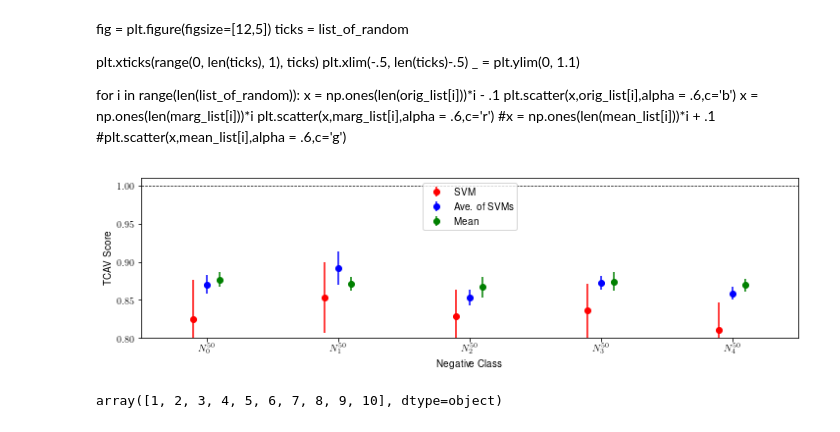
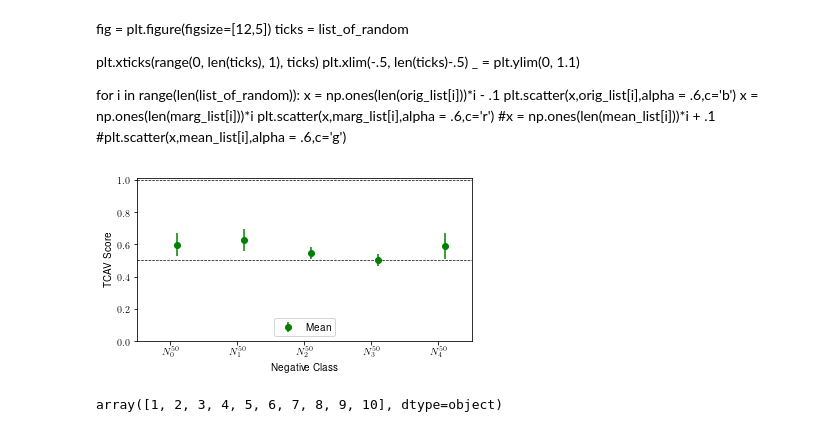
Before and after one commit to tyler-martin-12/tcav_on_azure, a Jupyter notebook: lets_plot.ipynb, the cells around one changed output. Cells and saved outputs as stored; diff of their text form; code cells hidden in the pictures.

```diff
--- a/lets_plot.ipynb
+++ b/lets_plot.ipynb
@@ -17,6 +22,7 @@ df = pickle.load(open('df_orig.pkl','rb'))
 #layer_names
 # %%
 z_orig = []
+metric = 'orig_score'
 concept_n = 'random500_0'
 for layer in layer_names:
     subset = df[(df['target_class']==target_class) & (df['split_seed']==1) & (df['concept_n']==concept_n) &
@@ -693,0 +925,2 @@ subset
+# %%
+df = pickle.load(open('df_5x2_500.pkl', 'rb'))
@@ -693,0 +981,19 @@ subset
+# %%
+target_class ='lots_of_zebras'
+#target_class ='lots_of_lions'
+
+layer = 'mixed9'
+concept_p = 'striped_sub_1'
+#concept_p = 'grassland_sub_1'
+
+split_seed = 4
+
+concept_n = 'N_0'
+concept_n = 'random500_4'
+
+subset = df[(df['target_class']==target_class) &
+        (df['layer']==layer) &
+        (df['concept_p']==concept_p) &
+        #(df['concept_n']==concept_n) & #]
+        (df['concept_n'].str.contains('r'))]#) &
+        #(df['split_seed']==split_seed)]
@@ -768,7 +1074,7 @@ arr_of_vars = np.array(list_of_vars)
 # %%
 #df
 # %%
-list_of_random = df[df['concept_n'].str.contains('N')]['concept_n'].unique()
+list_of_random = df[df['concept_n'].str.contains('r')]['concept_n'].unique()
 
 
 y_orig = np.empty(list_of_random.shape)
@@ -787,17 +1093,17 @@ for idx,concept_n in enumerate(list_of_random):
         (df['concept_p']==concept_p) &
         (df['concept_n']==concept_n)]
 
-    y_orig[idx] = subset['orig_score'].mean()
-    err_orig[idx] = subset['orig_score'].std()
+    #y_orig[idx] = subset['orig_score'].mean()
+    #err_orig[idx] = subset['orig_score'].std()
 
-    y_marg[idx] = subset['marg_score'].mean()
-    err_marg[idx] = subset['marg_score'].std()
+    #y_marg[idx] = subset['marg_score'].mean()
+    #err_marg[idx] = subset['marg_score'].std()
 
     y_mean[idx] = subset['mean_score'].mean()
     err_mean[idx] = subset['mean_score'].std()
 
-    orig_list.append(list(subset['orig_score']))
-    marg_list.append(list(subset['marg_score']))
+    #orig_list.append(list(subset['orig_score']))
+    #marg_list.append(list(subset['marg_score']))
     mean_list.append(list(subset['mean_score']))
 x = list_of_random
 # %%
@@ -821,36 +1127,37 @@ for i in range(len(list_of_random)):
 #orig_list
 # %%
 rc('text', usetex=True)
-fig = plt.figure(figsize=[12,3])
+fig = plt.figure(figsize=[6,3])
 n = 5
 x = np.arange(0,n)
 ticks = ['$N^{50}_'+str(i) + '$' for i in range(n)]
 
-plt.errorbar(x-.1, y_orig, c='r', yerr=err_orig, fmt='o',label='SVM')
+#plt.errorbar(x-.1, y_orig, c='r', yerr=err_orig, fmt='o',label='SVM')
 
-plt.errorbar(x, y_marg, c='b',yerr=err_marg, fmt='o',label='Ave. of SVMs')
+#plt.errorbar(x, y_marg, c='b',yerr=err_marg, fmt='o',label='Ave. of SVMs')
 
 plt.errorbar(x+.1, y_mean,c='g',yerr=err_mean, fmt='o',label='Mean')
 
 
 _ = plt.ylim(.8, 1.01)
+_ = plt.ylim(0, 1.01)
 #plt.savefig('new_figs/tcav_score/tmp.png',dpi=300)
 
 plt.axhline(y=1, color='k', linestyle='--',zorder=-5,linewidth=.7)
 plt.axhline(y=.5, color='k', linestyle='--',zorder=-5,linewidth=.7)
 
-plt.legend(loc='upper center')
+plt.legend(loc='lower center')
 plt.ylabel('TCAV Score')
 plt.xlabel('Negative Class')
 
 rc('text', usetex=True)
 plt.xticks(range(0, len(ticks)+1, 1), ticks)
 plt.xlim(-.5, len(ticks)-.5)
 #rc('text', usetex=False)
 
 plt.savefig('new_figs/tcav_score/tmp.png',dpi=300,bbox_inches='tight')
 # %% [output]
-[figure, old version]
+[figure, new version]
 # %%
 list_of_seeds = df['split_seed'].unique()
 
```
Also changed, not shown: parts of 86 cells of this notebook, 12 other files.
